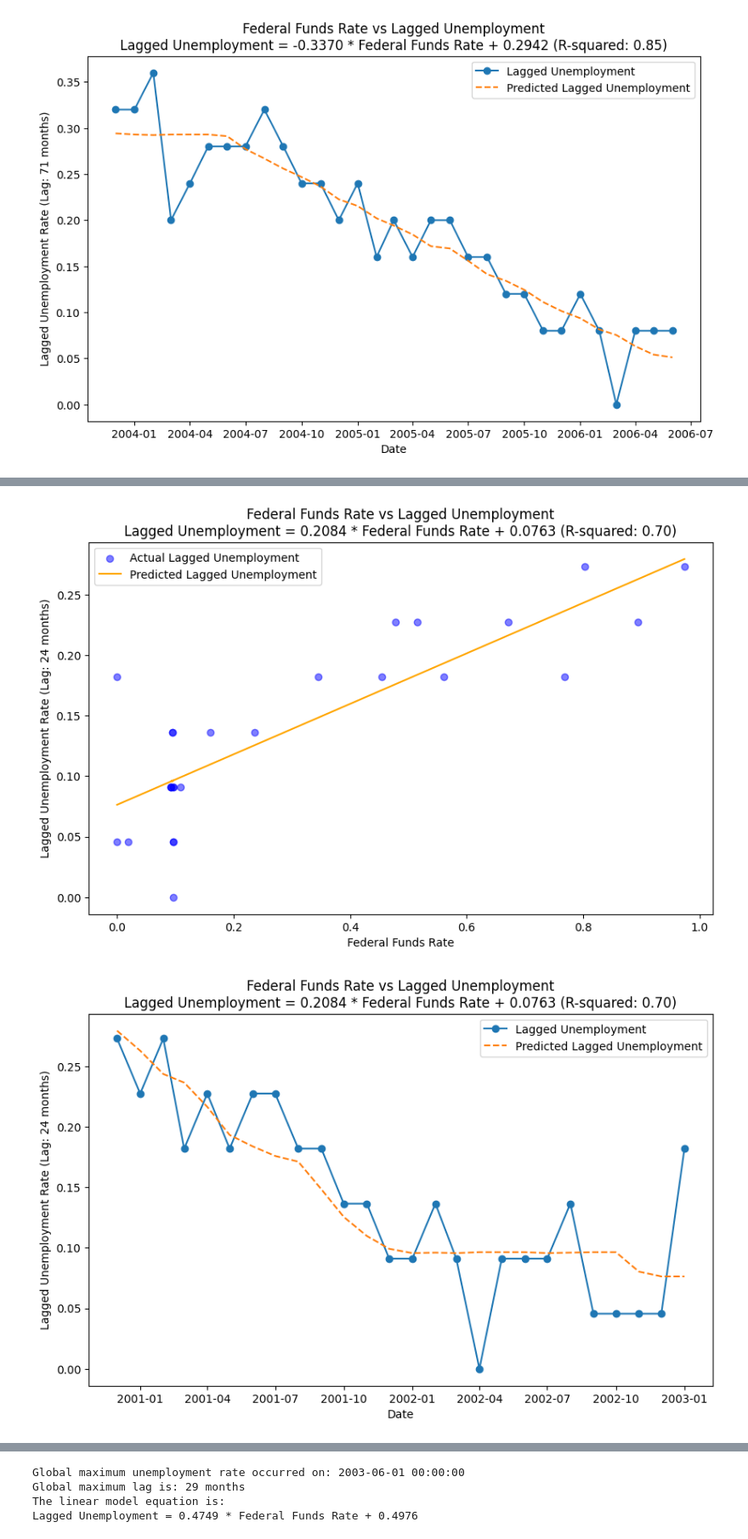
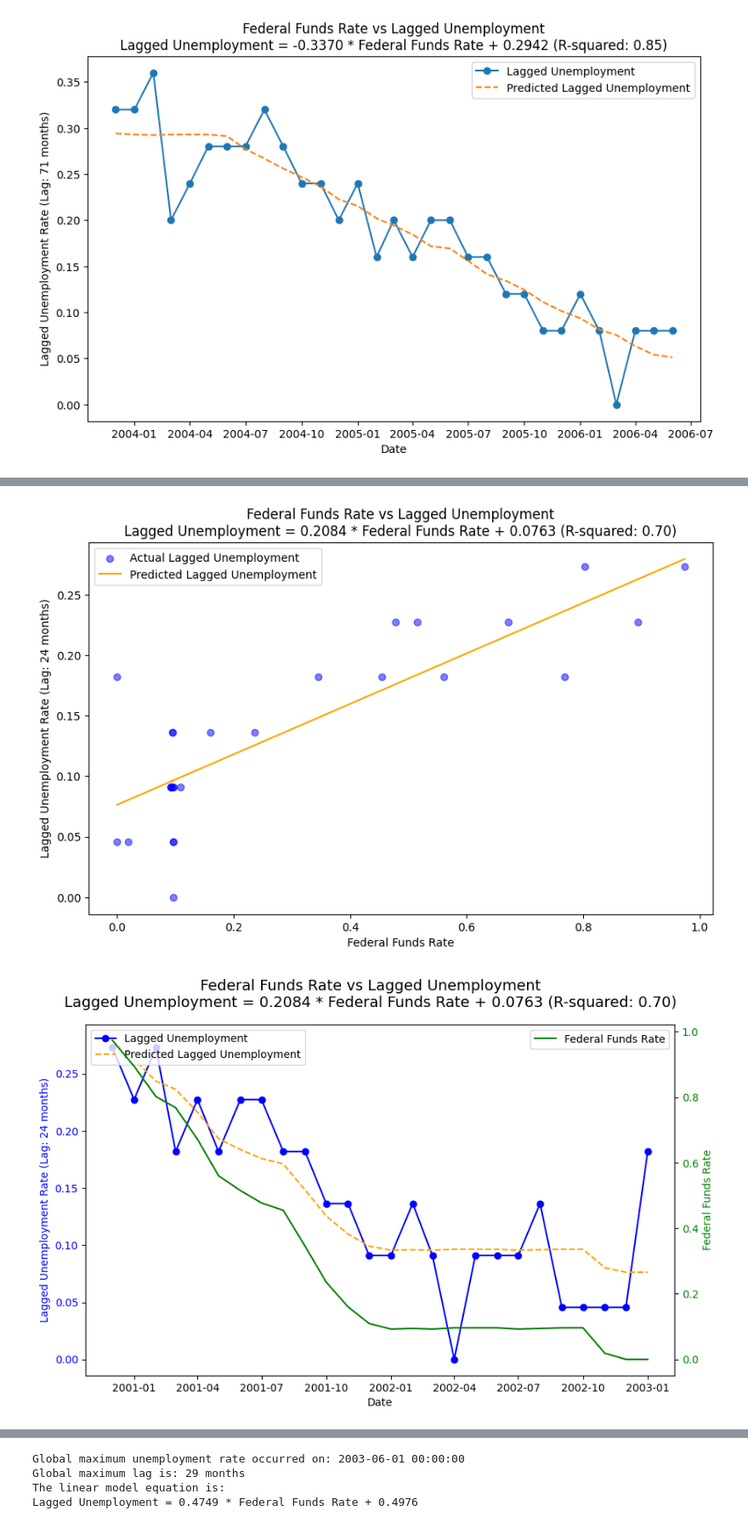
Before and after one commit to hawa1983/DATA-608, a Jupyter notebook: DATA_608_HW2_Analytical_Approach_updated.ipynb, the cells around one changed output, grey strips where cells are left out. Shown at 85% size. Cells and saved outputs as stored; diff of their text form; code cells hidden in the pictures.

```diff
--- a/DATA_608_HW2_Analytical_Approach_updated.ipynb
+++ b/DATA_608_HW2_Analytical_Approach_updated.ipynb
@@ -538,7 +538,6 @@ global_max_fed_date = find_global_maximum(merged_df, 'FEDFUNDS')
 print(f"Global maximum of Fed Funds Rate occurred on: {global_max_fed_date}")
 
 # Step 2: Now find the global maximum of unemployment *within* the same time window
-# No need to check dates after the Fed Funds max, as we want it within the same period
 global_max_unemployment_date = find_global_maximum(merged_df, 'Unemployment Rate')
 print(f"Global maximum of Unemployment Rate occurred on: {global_max_unemployment_date}")
 
@@ -567,8 +566,9 @@ print(f"The linear model equation is:\n{equation}")
 
 # Calculate R-squared value
 r_squared = r2_score(y, y_pred)
+print(f"R-squared: {r_squared:.4f}")
 
-# Plot the scatter and prediction curve
+# Plot the scatter plot with regression line
 plt.figure(figsize=(10, 6))
 plt.scatter(X, y, label='Actual Lagged Unemployment', color='blue', alpha=0.5)
 plt.plot(X, y_pred, label='Predicted Lagged Unemployment', color='orange')
@@ -578,14 +578,27 @@ plt.title(f'Federal Funds Rate vs Lagged Unemployment\n{equation} (R-squared: {r
 plt.legend()
 plt.show()
 
-# Plot the time series of actual vs predicted lagged unemployment
-plt.figure(figsize=(10, 6))
-plt.plot(lagged_data['Date'], y, label='Lagged Unemployment', marker='o')
-plt.plot(lagged_data['Date'], y_pred, label='Predicted Lagged Unemployment', linestyle='--')
-plt.xlabel('Date')
-plt.ylabel(f'Lagged Unemployment Rate (Lag: {global_max_lag} months)')
-plt.title(f'Federal Funds Rate vs Lagged Unemployment\n{equation} (R-squared: {r_squared:.2f})')
-plt.legend()
+# Plot the time series of actual vs predicted lagged unemployment with Fed Funds Rate on secondary axis
+fig, ax1 = plt.subplots(figsize=(10, 6))
+
+# Plot the lagged unemployment on the primary axis
+ax1.plot(lagged_data['Date'], y, label='Lagged Unemployment', marker='o', color='blue')
+ax1.plot(lagged_data['Date'], y_pred, label='Predicted Lagged Unemployment', linestyle='--', color='orange')
+ax1.set_xlabel('Date')
+ax1.set_ylabel(f'Lagged Unemployment Rate (Lag: {global_max_lag} months)', color='blue')
+ax1.tick_params(axis='y', labelcolor='blue')
+
+# Create a secondary axis for the Fed Funds Rate
+ax2 = ax1.twinx()
+ax2.plot(lagged_data['Date'], lagged_data['FEDFUNDS'], label='Federal Funds Rate', color='green')
+ax2.set_ylabel('Federal Funds Rate', color='green')
+ax2.tick_params(axis='y', labelcolor='green')
+
+# Title and legends
+fig.suptitle(f'Federal Funds Rate vs Lagged Unemployment\n{equation} (R-squared: {r_squared:.2f})', fontsize=14)
+ax1.legend(loc='upper left')
+ax2.legend(loc='upper right')
+
 plt.show()
 # %% [output]
 Global maximum FEDFUNDS occurred on: 2000-12-01 00:00:00
@@ -598,2 +612,2 @@ Lagged Unemployment = 0.2084 * Federal Funds Rate + 0.0763
 [figure]
-[figure, old version]
+[figure, new version]
```
Also changed, not shown: parts of 3 cells of this notebook.
